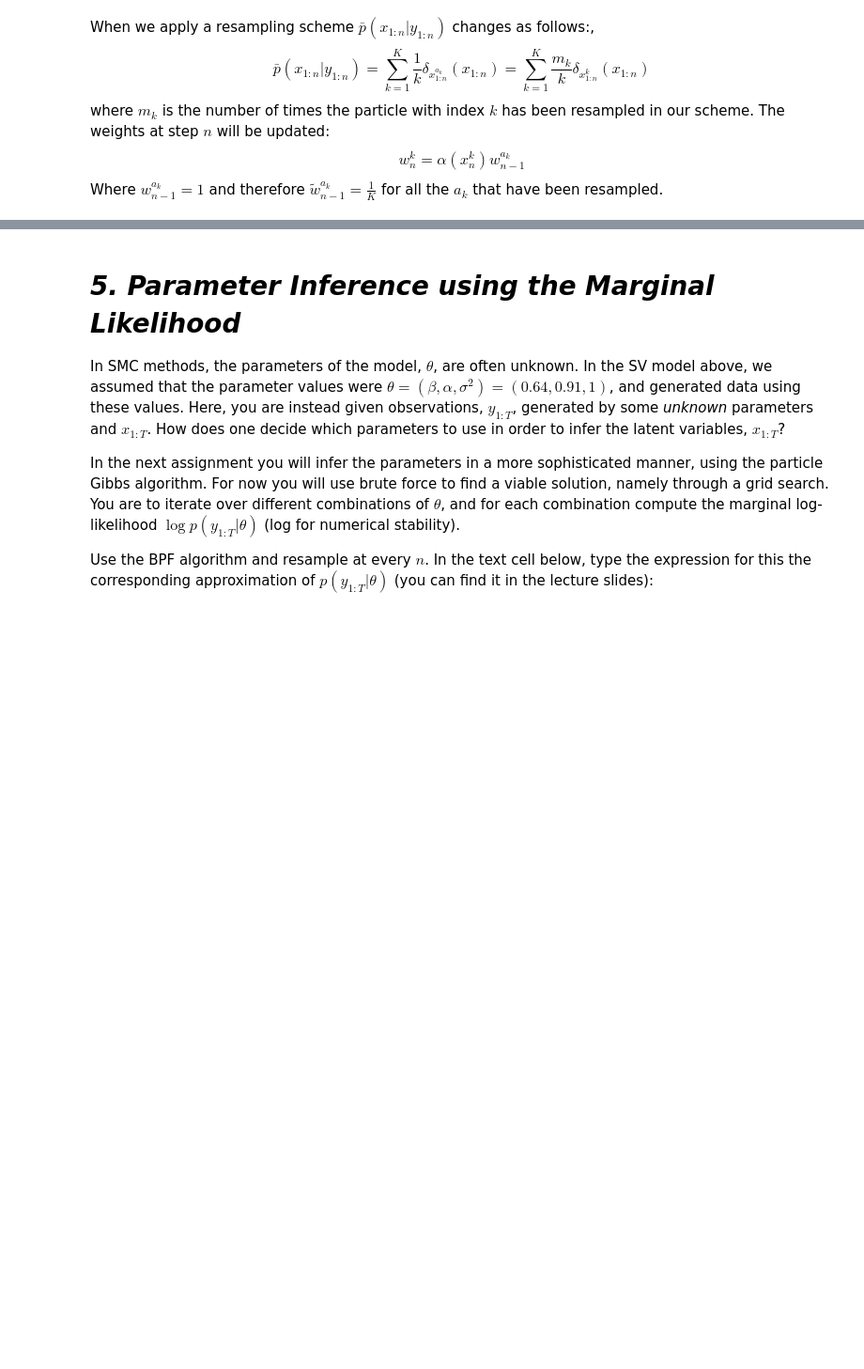
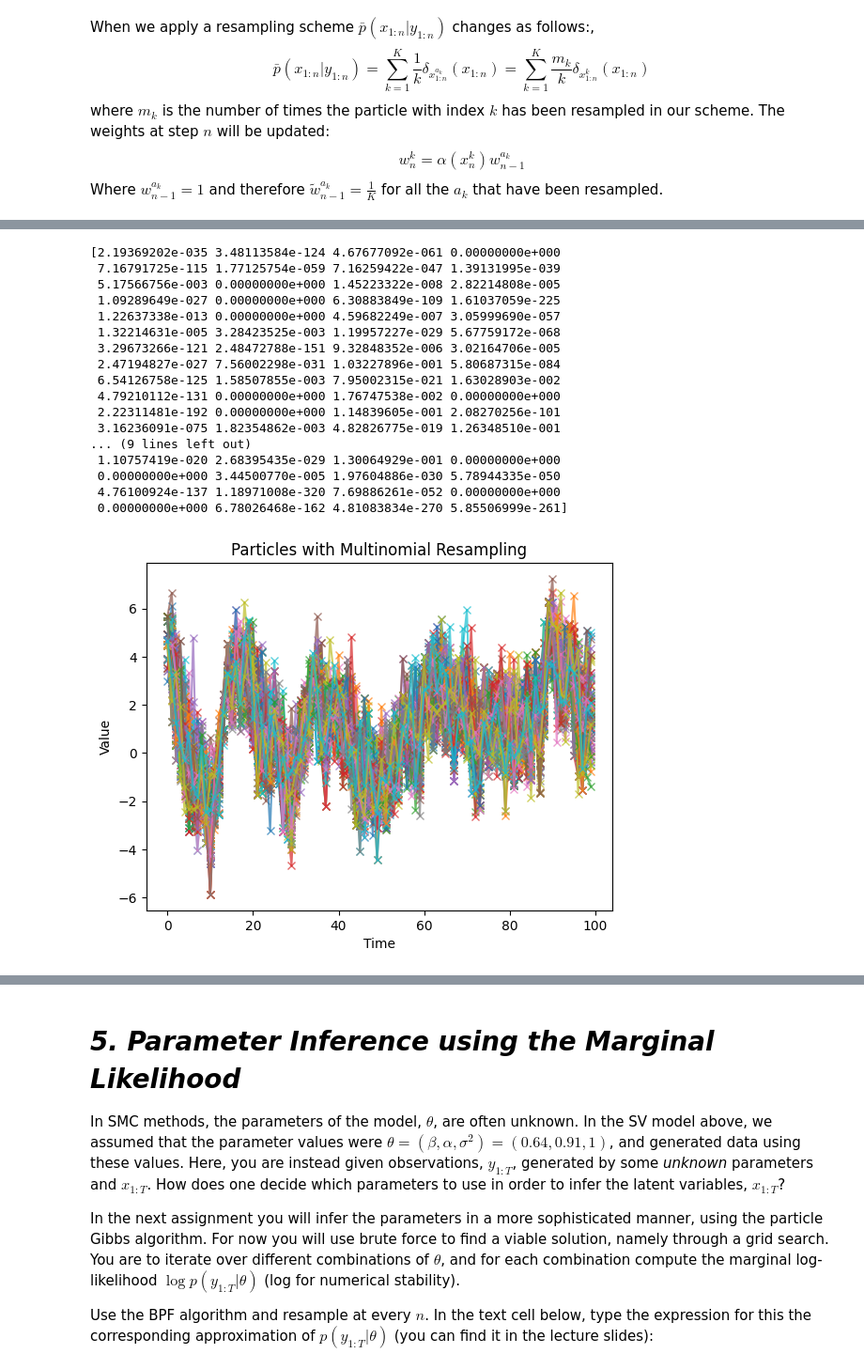
Before and after one commit to leonardodeclara/DD2447-Statistical-Methods-in-Applied-Computer-Science, a Jupyter notebook: Assignment_3/assignment3.ipynb, the cells around one changed output, grey strips where cells are left out. Shown at 94% size. Saved outputs shown, nothing was run; the diff lists cells and outputs as text; code cells hidden in the pictures; blank space fills up the shorter version.

```diff
--- a/Assignment_3/assignment3.ipynb
+++ b/Assignment_3/assignment3.ipynb
@@ -298,9 +298,32 @@ where $m_k$ is the number of times the particle with index $k$ has been resample
 The weights at step $n$ will be updated:
 $$w_{n}^{k}=\alpha(x_n^k)w_{n-1}^{a_k}$$
 Where $w_{n-1}^{a_k}=1$ and therefore $\tilde{w}_{n-1}^{a_k}=\frac{1}{K}$ for all the $a_k$ that have been resampled.
+# %%
+def multinomial(weights):
+    return np.random.choice(K, K, p = weights)
+
+
+def stratified(weights):
+
+    N = len(weights)
+    # random partition
+    positions = np.zeros(N)
+    for m in range(N):
+        positions[m] = np.random.uniform((m-1)/N,m/N)
+
+    indexes = np.zeros(N)
+    cumulative_sum = np.cumsum(weights)
+    i, j = 0, 0
+    while i < N:
+        if positions[i] < cumulative_sum[j]:
+            indexes[i] = j
+            i += 1
+        else:
+            j += 1
+    return indexes.astype(int)
 # %%
 # Implement BPF here
-def bpf_multinomial(K, T, alpha_param, sigma_param, beta_param, x_true, y_true):
+def bpf(K, T, alpha_param, sigma_param, beta_param, x_true, y_true, resampling_scheme):
 
     proposal_dist = proposal(alpha_param,sigma_param)
     emission_dist = emission(beta_param)
@@ -323,13 +346,14 @@ def bpf_multinomial(K, T, alpha_param, sigma_param, beta_param, x_true, y_true):
 
         x[i,:] = proposal_dist.sample(x[i-1,:],K)
 
-        a = np.random.choice(K, K, p = w_normalized[i-1,:])
+        a = resampling_scheme(w_normalized[i-1,:])
         prov = np.zeros(K)
 
         for k in range(K):
             x[i,k] = proposal_dist.sample(x[i-1,a[k]],1) # Sample the particles
             prov[k] = x[i-1,a[k]]
-            x[i-1,k] = prov[k]
+
+        x[i-1,:] = prov
 
         # Sample the observations
         # w[i-1,a[k]]=1, so the new weights are just equal to the alphas
@@ -338,6 +362,5 @@ def bpf_multinomial(K, T, alpha_param, sigma_param, beta_param, x_true, y_true):
         # normalize the weights
         w_normalized[i,:] = w[i,:]/np.sum(w[i,:])
 
-
     return x, w, w_normalized
 # %%
@@ -494,0 +392,32 @@ IndexError: index 100 is out of bounds for axis 0 with size 100
+# %%
+K = 100
+T = 100
+beta_param =0.64
+alpha_param = 0.91
+sigma_param = 1
+x_bpf_m,w_bpf_m, w_normalized_bpf_m = bpf(K=K,T=T,alpha_param=alpha_param,
+                                                              sigma_param=sigma_param,beta_param=beta_param,x_true=x,y_true=y,
+                                                              resampling_scheme=multinomial)
+
+# Plot the particles, the samples and the estimate
+
+plotting_function(K, x_bpf_m, w_normalized_bpf_m)
+# %% [output]
+[2.19369202e-035 3.48113584e-124 4.67677092e-061 0.00000000e+000
+ 7.16791725e-115 1.77125754e-059 7.16259422e-047 1.39131995e-039
+ 5.17566756e-003 0.00000000e+000 1.45223322e-008 2.82214808e-005
+ 1.09289649e-027 0.00000000e+000 6.30883849e-109 1.61037059e-225
+ 1.22637338e-013 0.00000000e+000 4.59682249e-007 3.05999690e-057
+ 1.32214631e-005 3.28423525e-003 1.19957227e-029 5.67759172e-068
+ 3.29673266e-121 2.48472788e-151 9.32848352e-006 3.02164706e-005
+ 2.47194827e-027 7.56002298e-031 1.03227896e-001 5.80687315e-084
+ 6.54126758e-125 1.58507855e-003 7.95002315e-021 1.63028903e-002
+ 4.79210112e-131 0.00000000e+000 1.76747538e-002 0.00000000e+000
+ 2.22311481e-192 0.00000000e+000 1.14839605e-001 2.08270256e-101
+ 3.16236091e-075 1.82354862e-003 4.82826775e-019 1.26348510e-001
+... (9 lines left out)
+ 1.10757419e-020 2.68395435e-029 1.30064929e-001 0.00000000e+000
+ 0.00000000e+000 3.44500770e-005 1.97604886e-030 5.78944335e-050
+ 4.76100924e-137 1.18971008e-320 7.69886261e-052 0.00000000e+000
+ 0.00000000e+000 6.78026468e-162 4.81083834e-270 5.85506999e-261]
+[figure, added]
```
Also changed, not shown: parts of 8 cells of this notebook.
